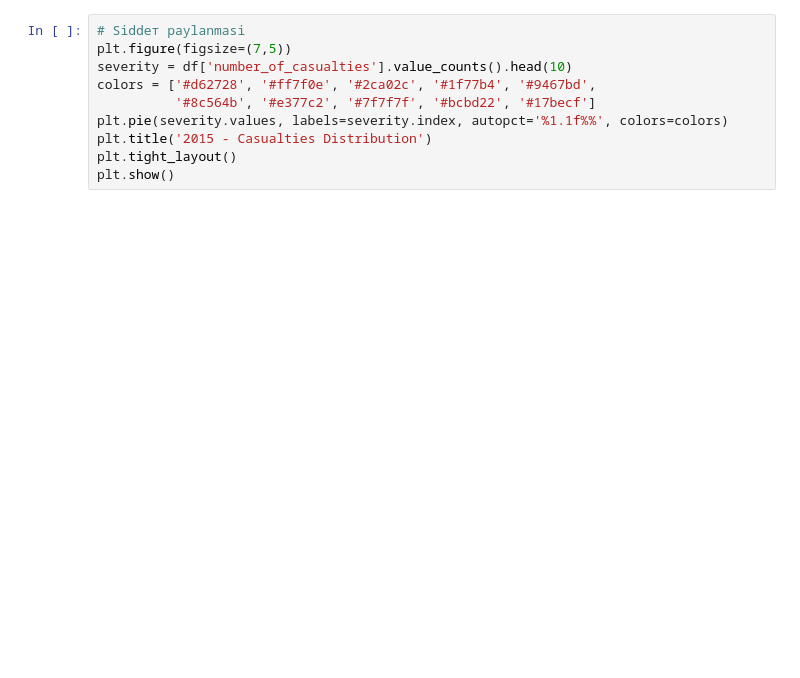
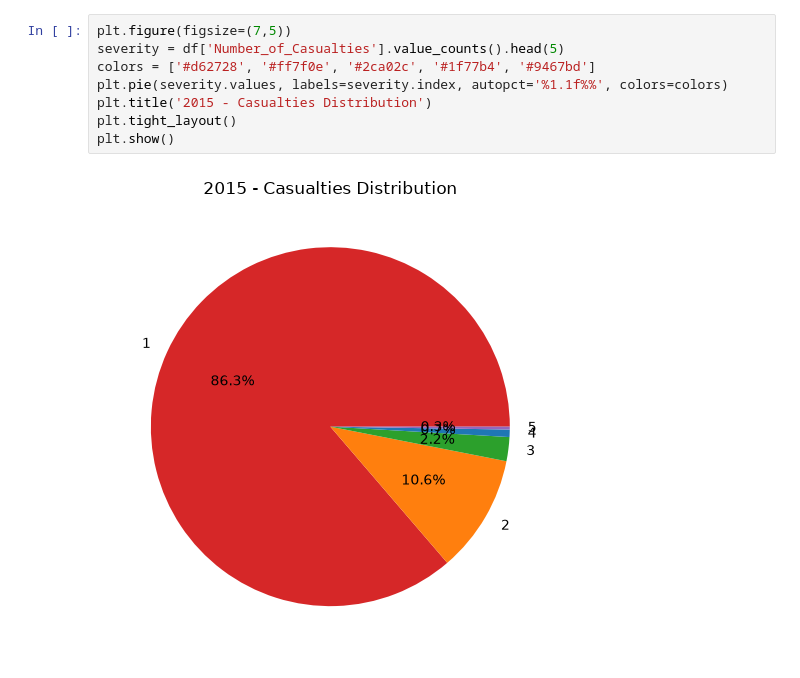
Before and after one commit to seriyyepencelizade-ai/Final_Project_Car_Accidents, a Jupyter notebook: notebooks/eda.ipynb, the cells around one changed output. Drawn from its saved outputs; the diff is of its cells as text; blank space fills up the shorter version.

```diff
--- a/notebooks/eda.ipynb
+++ b/notebooks/eda.ipynb
@@ -38,11 +51,11 @@ plt.show()
 # %%
-# Siddет paylanmasi
 plt.figure(figsize=(7,5))
-severity = df['number_of_casualties'].value_counts().head(10)
-colors = ['#d62728', '#ff7f0e', '#2ca02c', '#1f77b4', '#9467bd',
-          '#8c564b', '#e377c2', '#7f7f7f', '#bcbd22', '#17becf']
+severity = df['Number_of_Casualties'].value_counts().head(5)
+colors = ['#d62728', '#ff7f0e', '#2ca02c', '#1f77b4', '#9467bd']
 plt.pie(severity.values, labels=severity.index, autopct='%1.1f%%', colors=colors)
 plt.title('2015 - Casualties Distribution')
 plt.tight_layout()
 plt.show()
+# %% [output]
+[figure, added]
 # %%
```
Also changed, not shown: parts of 14 cells of this notebook.
